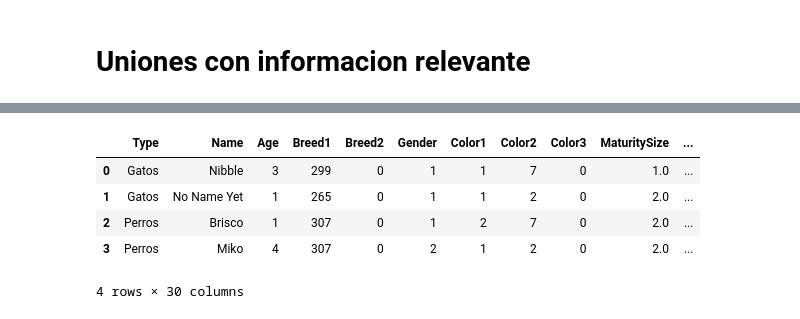
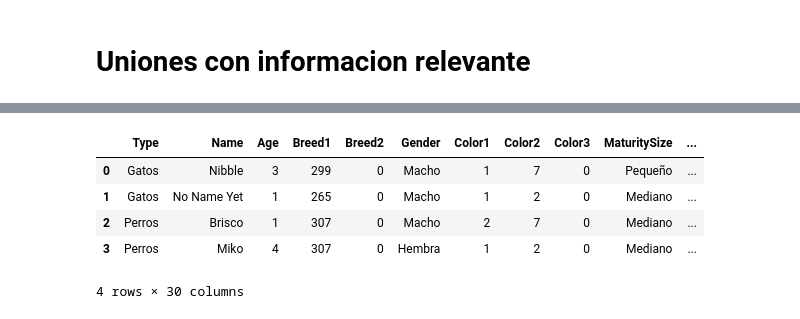
Before and after one commit to ctalamilla/austral-mcd-ldi2, a Jupyter notebook: TP_Grupo7_LDI2.ipynb, the cells around one changed output, grey strips where cells are left out. Saved outputs shown, nothing was run; the diff lists cells and outputs as text; code cells hidden in the pictures.

```diff
--- a/TP_Grupo7_LDI2.ipynb
+++ b/TP_Grupo7_LDI2.ipynb
@@ -181,3 +183,6 @@ map_adoption_speed = {
+# %%
+# Tipo categórico ordenado para AdoptionSpeed
+adoption_cat_type = CategoricalDtype(categories=adoption_order, ordered=True)
 # %%
 # Copiamos el DataFrame original
 df_expl = df.copy()
@@ -191,7 +196,10 @@ df_expl['Vaccinated'] = df_expl['Vaccinated'].astype('int').map(map_vaccinated)
 df_expl['Dewormed'] = df_expl['Dewormed'].astype('int').map(map_dewormed)
 df_expl['Sterilized'] = df_expl['Sterilized'].astype('int').map(map_sterilized)
 df_expl['Health'] = df_expl['Health'].astype('int').map(map_health)
+#df_expl['AdoptionSpeed'] = df_expl['AdoptionSpeed'].astype('int').map(map_adoption_speed)
+# 🔁 Map + tipo categórico ordenado
 df_expl['AdoptionSpeed'] = df_expl['AdoptionSpeed'].astype('int').map(map_adoption_speed)
+df_expl['AdoptionSpeed'] = df_expl['AdoptionSpeed'].astype(adoption_cat_type)
 # %%
 df_expl.sample(10).T
 # %% [output]
@@ -354,46 +433,46 @@ plt.show()
 # %%
 # Unificamos la información de razas (Breed1 y Breed2)
 breeds = breeds.rename(columns={"BreedID": "Breed1"})
 
 # Merge para Breed1
-df = pd.merge(df, breeds[["Breed1", "BreedName"]], how="left", on="Breed1")
-df = df.rename(columns={"BreedName": "BreedName_1"})
+df_expl = pd.merge(df_expl, breeds[["Breed1", "BreedName"]], how="left", on="Breed1")
+df_expl = df_expl.rename(columns={"BreedName": "BreedName_1"})
 
 # Preparación y merge para Breed2
 breeds = breeds.rename(columns={"Breed1": "Breed2"})  # reutilizamos el DataFrame cambiando la columna
-df = pd.merge(df, breeds[["Breed2", "BreedName"]], how="left", on="Breed2")
-df = df.rename(columns={"BreedName": "BreedName_2"})
+df_expl = pd.merge(df_expl, breeds[["Breed2", "BreedName"]], how="left", on="Breed2")
+df_expl = df_expl.rename(columns={"BreedName": "BreedName_2"})
 
 
 # Unificamos la información de colores (Color1, Color2, Color3)
 colors = colors.rename(columns={"ColorID": "Color1"})
 
 # Merge para Color1
-df = pd.merge(df, colors[["Color1", "ColorName"]], how="left", on="Color1")
-df = df.rename(columns={"ColorName": "ColorName_1"})
+df_expl = pd.merge(df_expl, colors[["Color1", "ColorName"]], how="left", on="Color1")
+df_expl = df_expl.rename(columns={"ColorName": "ColorName_1"})
 
 # Preparación y merge para Color2
 colors = colors.rename(columns={"Color1": "Color2"})
-df = pd.merge(df, colors[["Color2", "ColorName"]], how="left", on="Color2")
-df = df.rename(columns={"ColorName": "ColorName_2"})
+df_expl = pd.merge(df_expl, colors[["Color2", "ColorName"]], how="left", on="Color2")
+df_expl = df_expl.rename(columns={"ColorName": "ColorName_2"})
 
 # Preparación y merge para Color3
 colors = colors.rename(columns={"Color2": "Color3"})
-df = pd.merge(df, colors[["Color3", "ColorName"]], how="left", on="Color3")
-df = df.rename(columns={"ColorName": "ColorName_3"})
+df_expl = pd.merge(df_expl, colors[["Color3", "ColorName"]], how="left", on="Color3")
+df_expl = df_expl.rename(columns={"ColorName": "ColorName_3"})
 
 
 # Unificamos la información de estados
 states = states.rename(columns={"StateID": "State"})
-df = pd.merge(df, states[["State", "StateName"]], how="left", on="State")
+df_expl = pd.merge(df_expl, states[["State", "StateName"]], how="left", on="State")
 
 # Visualización rápida del resultado
-df.head(4)
+df_expl.head(4)
 # %% [output]
 |  | Type | Name | Age | Breed1 | Breed2 | Gender | Color1 | Color2 | Color3 | MaturitySize | ... |
-| 0 | Gatos | Nibble | 3 | 299 | 0 | 1 | 1 | 7 | 0 | 1.0 | ... |
-| 1 | Gatos | No Name Yet | 1 | 265 | 0 | 1 | 1 | 2 | 0 | 2.0 | ... |
-| 2 | Perros | Brisco | 1 | 307 | 0 | 1 | 2 | 7 | 0 | 2.0 | ... |
-| 3 | Perros | Miko | 4 | 307 | 0 | 2 | 1 | 2 | 0 | 2.0 | ... |
+| 0 | Gatos | Nibble | 3 | 299 | 0 | Macho | 1 | 7 | 0 | Pequeño | ... |
+| 1 | Gatos | No Name Yet | 1 | 265 | 0 | Macho | 1 | 2 | 0 | Mediano | ... |
+| 2 | Perros | Brisco | 1 | 307 | 0 | Macho | 2 | 7 | 0 | Mediano | ... |
+| 3 | Perros | Miko | 4 | 307 | 0 | Hembra | 1 | 2 | 0 | Mediano | ... |
 4 rows × 30 columns
 # %%
```
Also changed, not shown: parts of 24 cells of this notebook.
